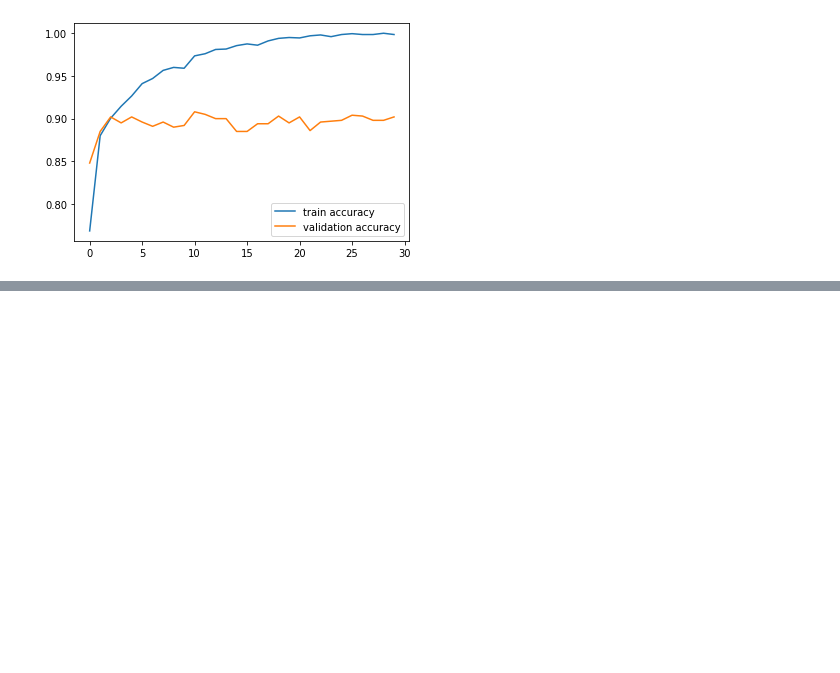
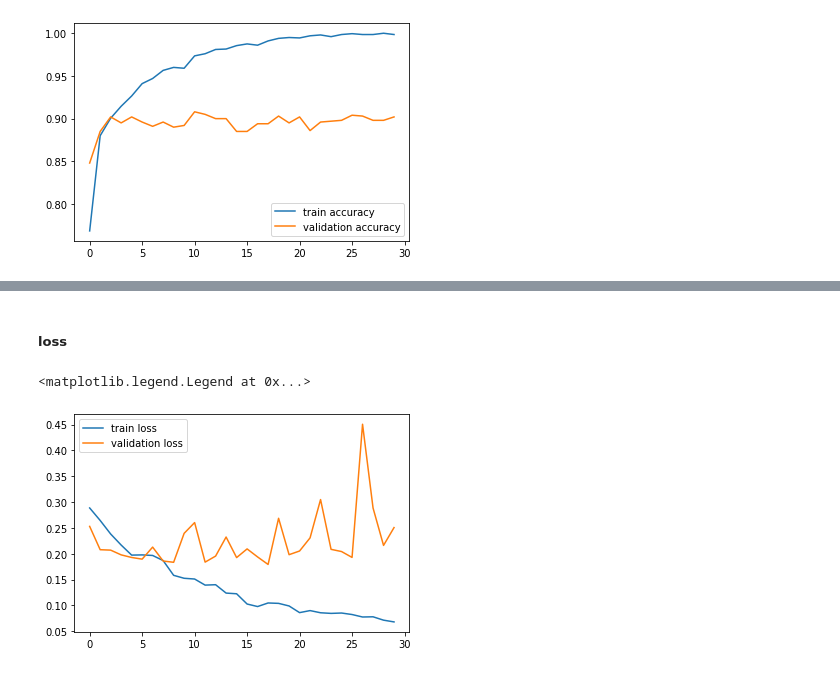
Before and after one commit to heewon330/TIL3, a Jupyter notebook: CNN_hw.ipynb, the cells around one changed output, grey strips where cells are left out. Saved outputs shown, nothing was run; the diff lists cells and outputs as text; code cells hidden in the pictures; blank space fills up the shorter version.

```diff
--- a/CNN_hw.ipynb
+++ b/CNN_hw.ipynb
@@ -892,0 +1096,14 @@ plt.legend()
+# %%
+model.compile(
+  loss = 'binary_crossentropy',
+  metrics = ['acc'],
+  optimizer = tf.keras.optimizers.RMSprop(lr=0.00001)
+)
+# %%
+hist = model.fit_generator(
+  train_generator,
+  steps_per_epoch=100,
+  epochs = 30,
+  validation_data = val_generator,
+  validation_steps=50
+)
@@ -892,0 +1128,9 @@ plt.legend()
+# %% [markdown]
+##### loss
+# %%
+plt.plot( hist.history['loss'], label='train loss')
+plt.plot( hist.history['val_loss'], label='validation loss')
+plt.legend()
+# %% [output]
+<matplotlib.legend.Legend at 0x...>
+[figure, added]
```
Also changed, not shown: parts of 38 cells of this notebook.
